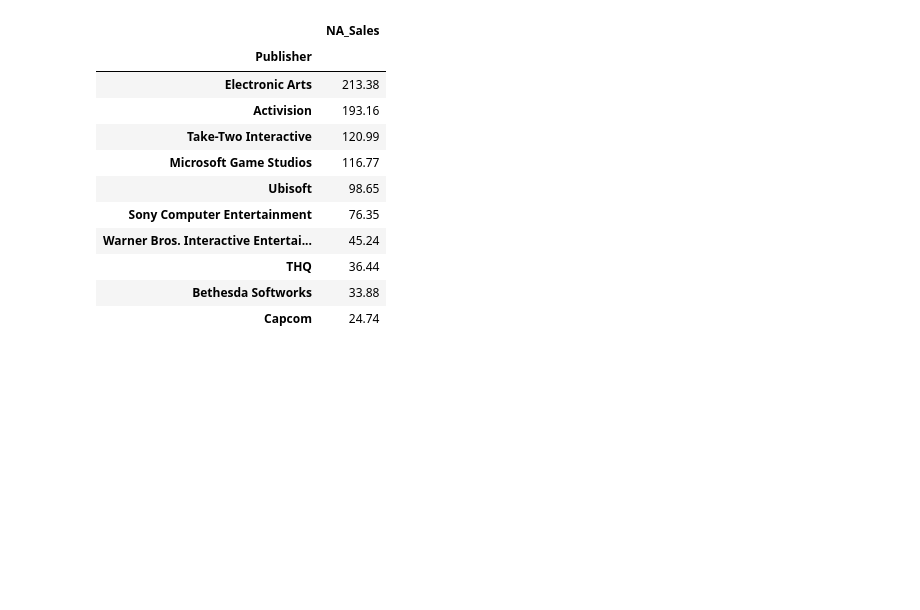
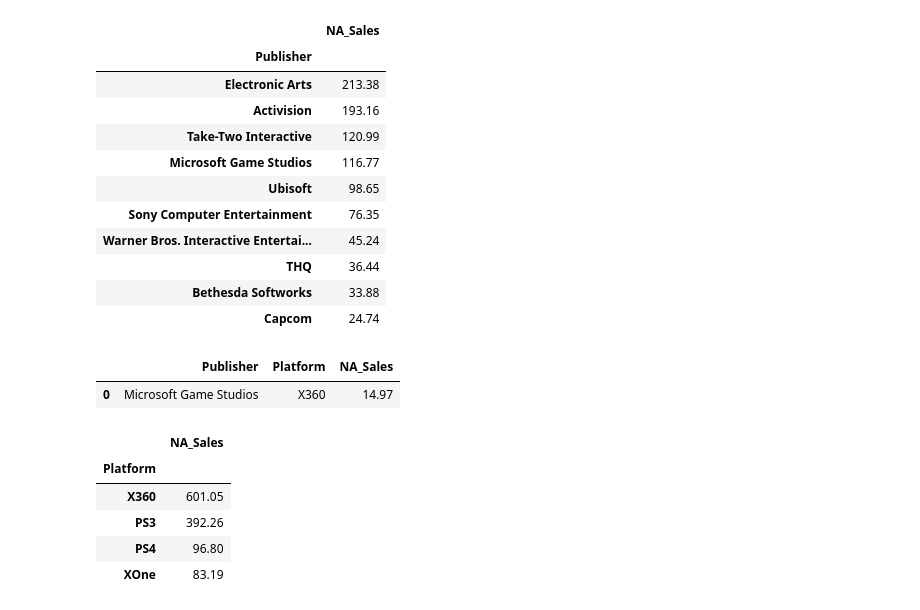
Before and after one commit to TomaszBury/The-ultimate-pandas-bootcamp-advanced-python-data-analysis, a Jupyter notebook: section_08/groupby_and_aggregates.ipynb, the cells around one changed output. Saved outputs shown, nothing was run; the diff lists cells and outputs as text; code cells hidden in the pictures; blank space fills up the shorter version.

```diff
--- a/section_08/groupby_and_aggregates.ipynb
+++ b/section_08/groupby_and_aggregates.ipynb
@@ -667,0 +670,14 @@ publishers.groupby('Publisher').sum().sort_values(by='NA_Sales',ascending=False)
+# %%
+publishers.head(n=1)
+# %% [output]
+|  | Publisher | Platform | NA_Sales |
+| 0 | Microsoft Game Studios | X360 | 14.97 |
+# %%
+publishers.groupby('Platform').sum().sort_values(by='NA_Sales',ascending=False)
+# %% [output]
+|  | NA_Sales |
+| Platform |  |
+| X360 | 601.05 |
+| PS3 | 392.26 |
+| PS4 | 96.80 |
+| XOne | 83.19 |
```
Also changed, not shown: parts of 5 cells of this notebook.
